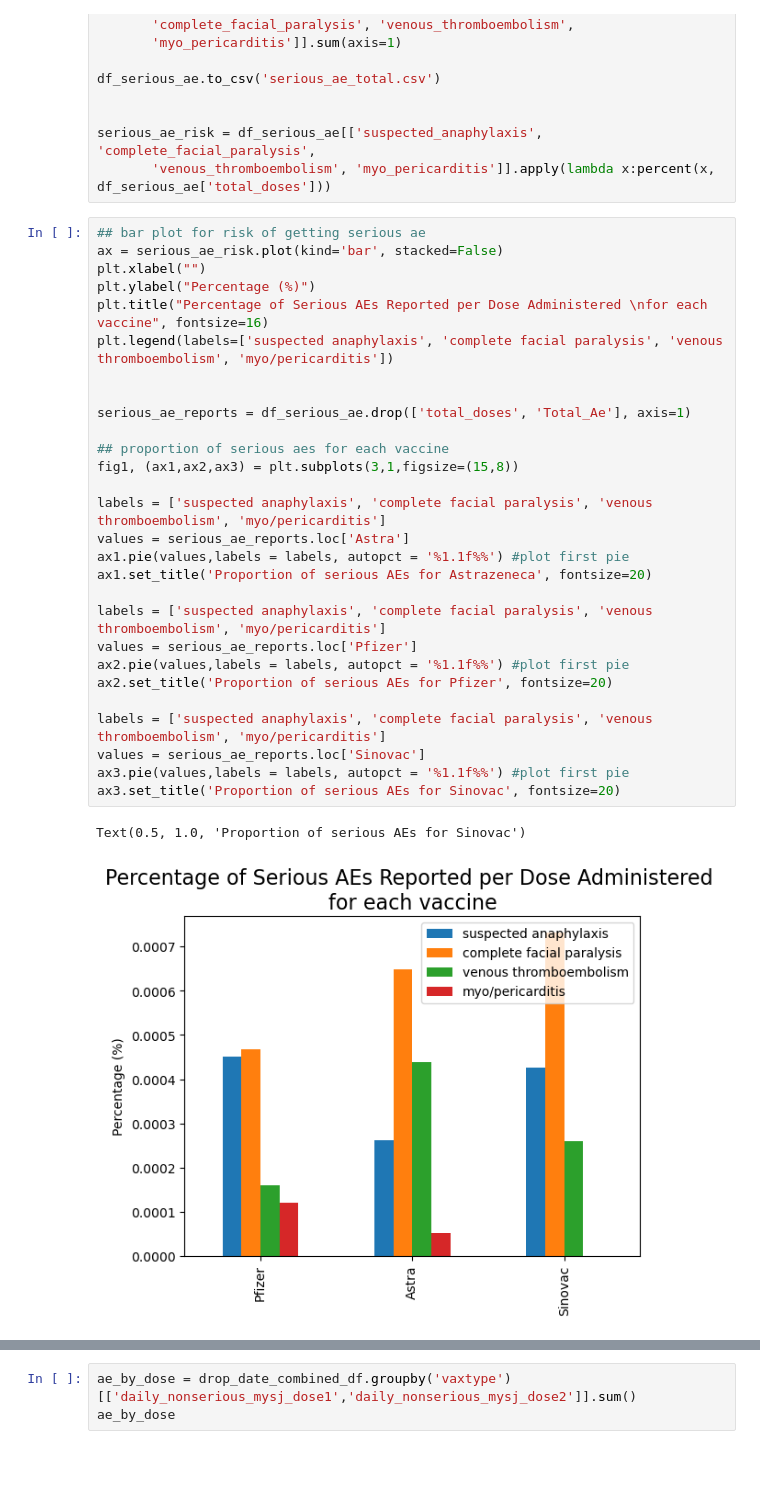
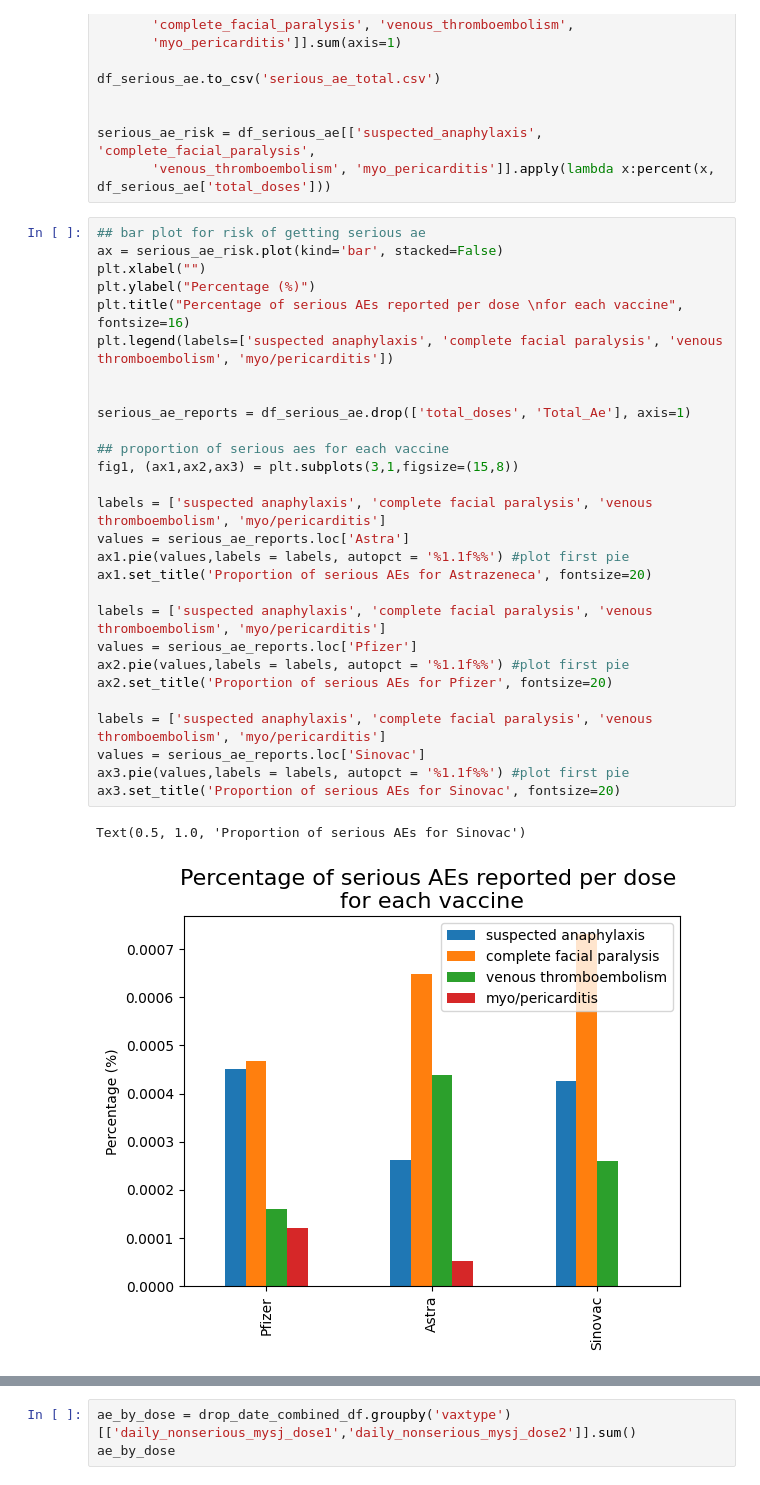
Before and after one commit to kamal089601/HIA302_Project, a Jupyter notebook: HIA302_Project/HIA302_Project.ipynb, the cells around one changed output, grey strips where cells are left out. Saved outputs shown, nothing was run; the diff lists cells and outputs as text.

```diff
--- a/HIA302_Project/HIA302_Project.ipynb
+++ b/HIA302_Project/HIA302_Project.ipynb
@@ -353,31 +355,31 @@ serious_ae_risk = df_serious_ae[['suspected_anaphylaxis', 'complete_facial_paral
 # %%
 ## bar plot for risk of getting serious ae
 ax = serious_ae_risk.plot(kind='bar', stacked=False)
 plt.xlabel("")
 plt.ylabel("Percentage (%)")
-plt.title("Percentage of Serious AEs Reported per Dose Administered \nfor each vaccine", fontsize=16)
+plt.title("Percentage of serious AEs reported per dose \nfor each vaccine", fontsize=16)
 plt.legend(labels=['suspected anaphylaxis', 'complete facial paralysis', 'venous thromboembolism', 'myo/pericarditis'])
 
 
 serious_ae_reports = df_serious_ae.drop(['total_doses', 'Total_Ae'], axis=1)
 
 ## proportion of serious aes for each vaccine
 fig1, (ax1,ax2,ax3) = plt.subplots(3,1,figsize=(15,8))
 
 labels = ['suspected anaphylaxis', 'complete facial paralysis', 'venous thromboembolism', 'myo/pericarditis']
 values = serious_ae_reports.loc['Astra']
 ax1.pie(values,labels = labels, autopct = '%1.1f%%') #plot first pie
 ax1.set_title('Proportion of serious AEs for Astrazeneca', fontsize=20)
 
 labels = ['suspected anaphylaxis', 'complete facial paralysis', 'venous thromboembolism', 'myo/pericarditis']
 values = serious_ae_reports.loc['Pfizer']
 ax2.pie(values,labels = labels, autopct = '%1.1f%%') #plot first pie
 ax2.set_title('Proportion of serious AEs for Pfizer', fontsize=20)
 
 labels = ['suspected anaphylaxis', 'complete facial paralysis', 'venous thromboembolism', 'myo/pericarditis']
 values = serious_ae_reports.loc['Sinovac']
 ax3.pie(values,labels = labels, autopct = '%1.1f%%') #plot first pie
 ax3.set_title('Proportion of serious AEs for Sinovac', fontsize=20)
 # %% [output]
 Text(0.5, 1.0, 'Proportion of serious AEs for Sinovac')
-[figure, old version]
+[figure, new version]
```
Also changed, not shown: parts of 19 cells of this notebook.
